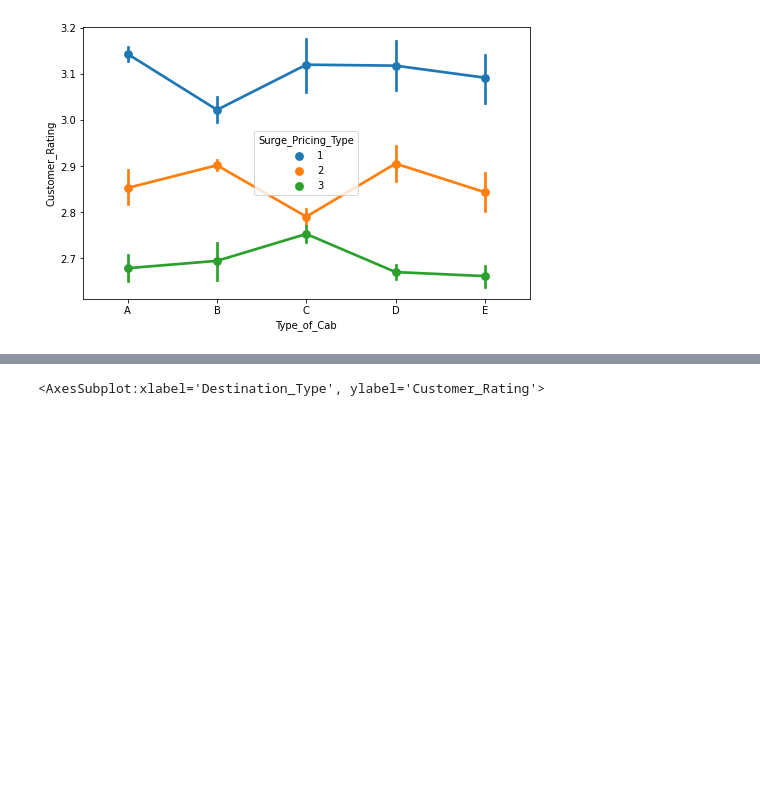
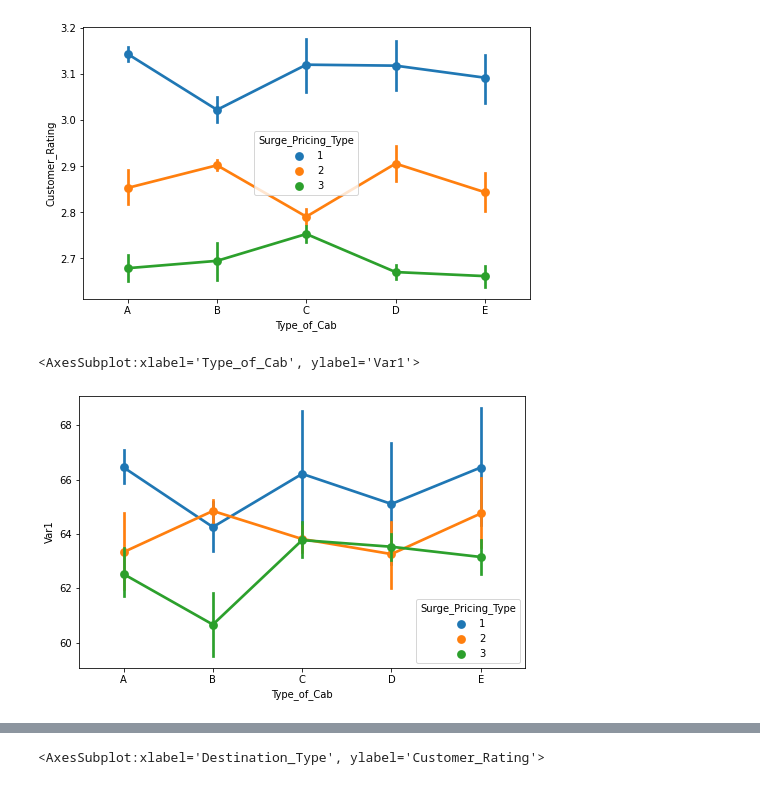
Before and after one commit to Sharan1712/Mobility-Analytics, a Jupyter notebook: ExploratoryDataAnalysis.ipynb, the cells around one changed output, grey strips where cells are left out. Drawn from its saved outputs; the diff is of its cells as text; code cells hidden in the pictures; blank space fills up the shorter version.

Commit message:
Added plots for variable var1,2 and 3

```diff
--- a/ExploratoryDataAnalysis.ipynb
+++ b/ExploratoryDataAnalysis.ipynb
@@ -245,3 +245,9 @@ sns.pointplot(x='Type_of_Cab',y='Customer_Rating',data=train, hue='Surge_Pricing
 # %% [output]
 <AxesSubplot:xlabel='Type_of_Cab', ylabel='Customer_Rating'>
 [figure]
+# %%
+plt.figure(figsize=(8,5))
+sns.pointplot(x='Type_of_Cab',y='Var1',data=train, hue='Surge_Pricing_Type', order = sorted([val for val in list(train['Type_of_Cab'].unique()) if str(val) != 'nan']))
+# %% [output]
+<AxesSubplot:xlabel='Type_of_Cab', ylabel='Var1'>
+[figure, added]
```
Also changed, not shown: parts of 3 cells of this notebook.
